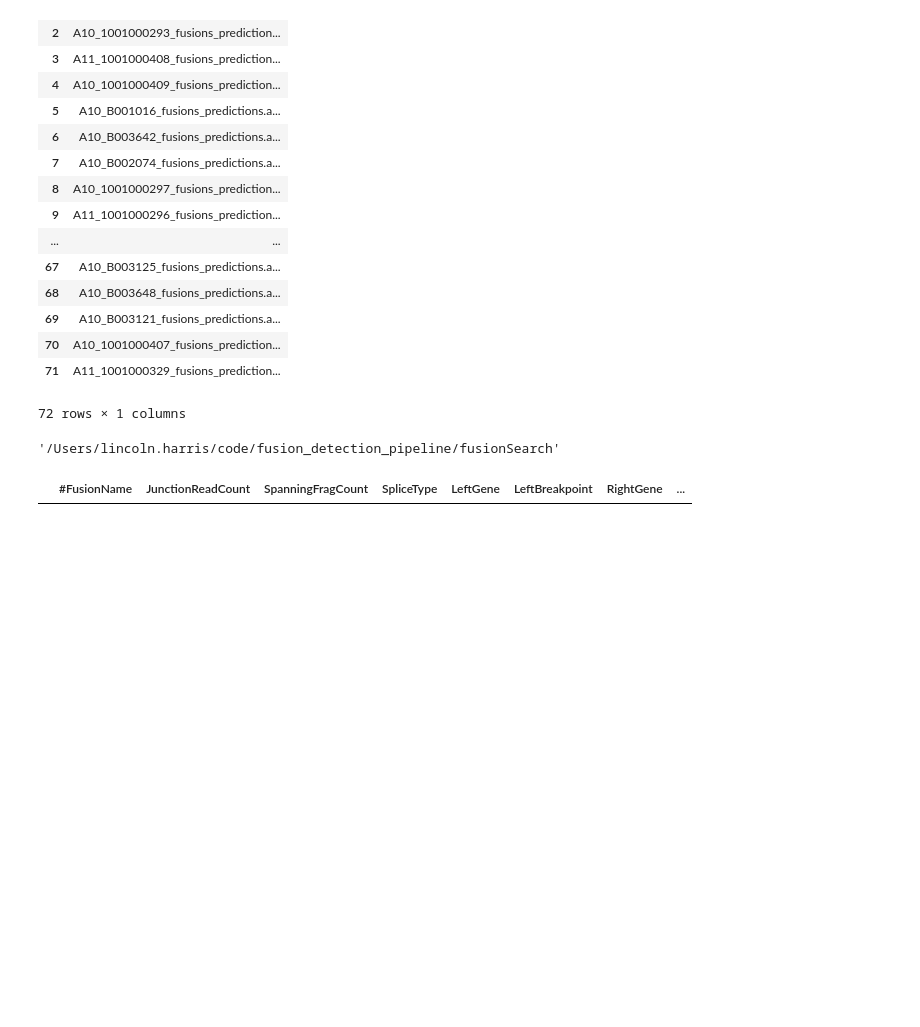
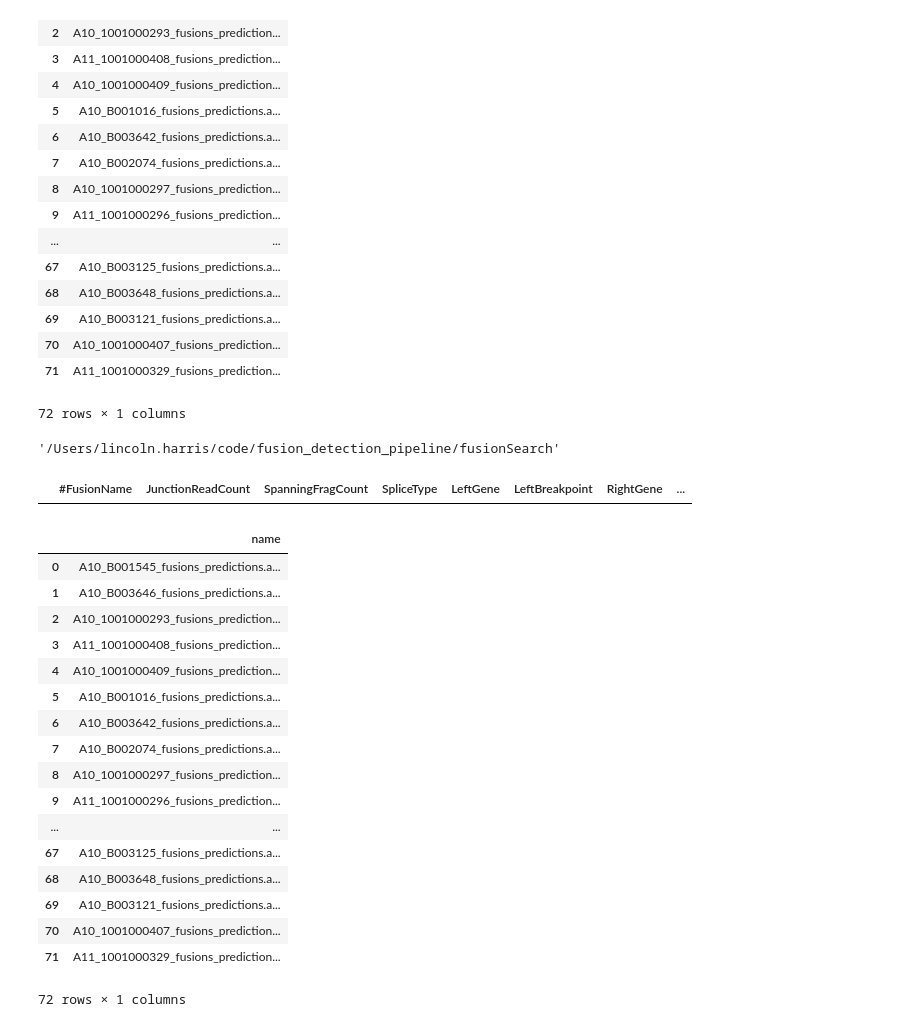
Before and after one commit to czbiohub/fusion_detection_pipeline, a Jupyter notebook: fusionSearch/searchFunc_scratch.ipynb, the cells around one changed output. Saved outputs shown, nothing was run; the diff lists cells and outputs as text; code cells hidden in the pictures; blank space fills up the shorter version.

```diff
--- a/fusionSearch/searchFunc_scratch.ipynb
+++ b/fusionSearch/searchFunc_scratch.ipynb
@@ -232,3 +232,26 @@ curr_fusions = pd.read_csv(path, sep='\t')
 curr_fusions
 # %% [output]
 |  | #FusionName | JunctionReadCount | SpanningFragCount | SpliceType | LeftGene | LeftBreakpoint | RightGene | ... |
+# %%
+cellFiles = os.listdir('./fusion_prediction_files')
+cellFiles_df = pd.DataFrame(data=cellFiles, columns=['name']) # need to convert to df before apply call
+cellFiles_df
+# %% [output]
+|  | name |
+| 0 | A10_B001545_fusions_predictions.a... |
+| 1 | A10_B003646_fusions_predictions.a... |
+| 2 | A10_1001000293_fusions_prediction... |
+| 3 | A11_1001000408_fusions_prediction... |
+| 4 | A10_1001000409_fusions_prediction... |
+| 5 | A10_B001016_fusions_predictions.a... |
+| 6 | A10_B003642_fusions_predictions.a... |
+| 7 | A10_B002074_fusions_predictions.a... |
+| 8 | A10_1001000297_fusions_prediction... |
+| 9 | A11_1001000296_fusions_prediction... |
+| ... | ... |
+| 67 | A10_B003125_fusions_predictions.a... |
+| 68 | A10_B003648_fusions_predictions.a... |
+| 69 | A10_B003121_fusions_predictions.a... |
+| 70 | A10_1001000407_fusions_prediction... |
+| 71 | A11_1001000329_fusions_prediction... |
+72 rows × 1 columns
```
Also changed, not shown: 2 other files.
